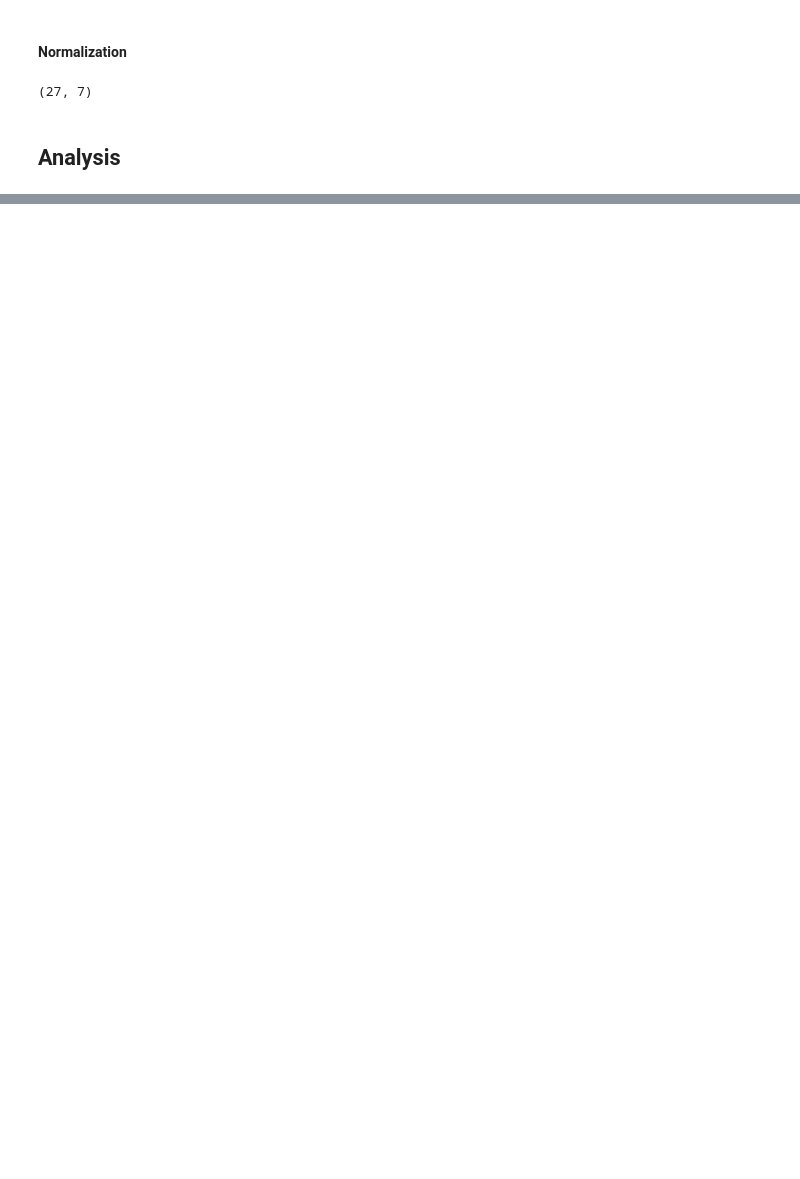
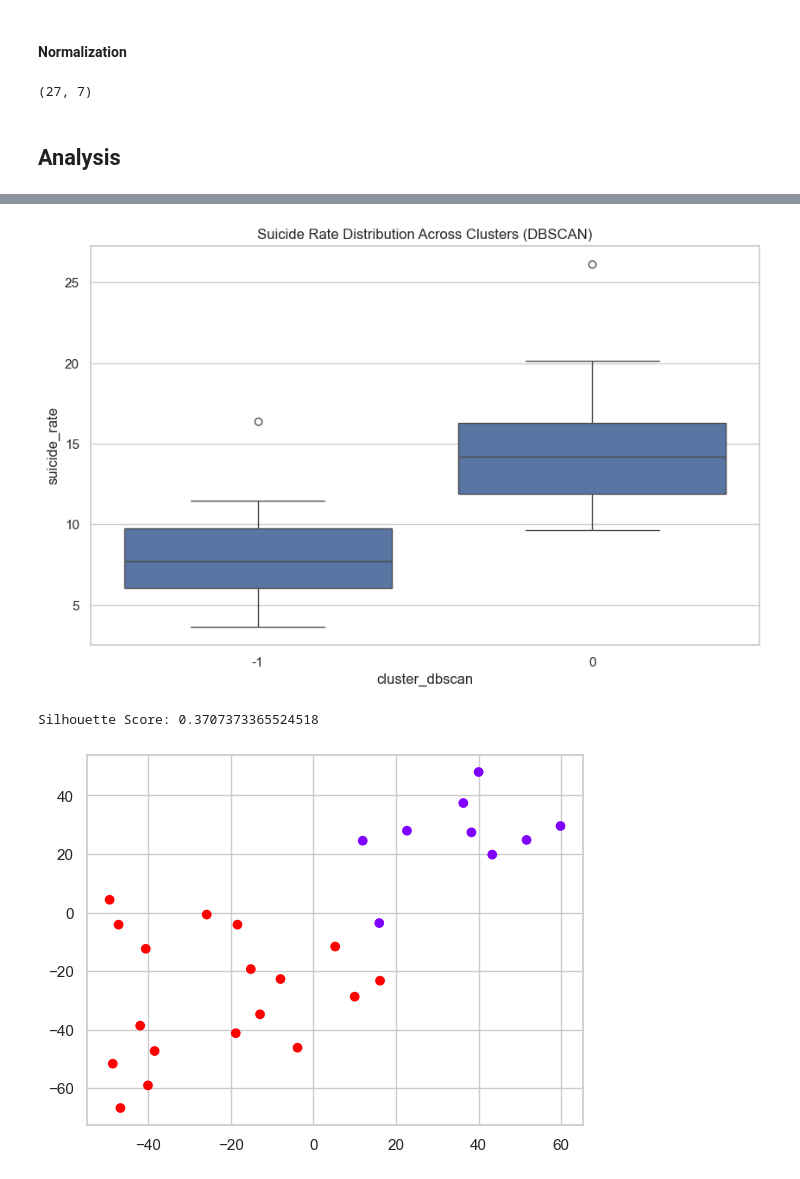
Before and after one commit to olofjardfelt/Project-Data-Mining-I, a Jupyter notebook: data_processing.ipynb, the cells around one changed output, grey strips where cells are left out. Drawn from its saved outputs; the diff is of its cells as text; code cells hidden in the pictures; blank space fills up the shorter version.

```diff
--- a/data_processing.ipynb
+++ b/data_processing.ipynb
@@ -445,0 +541,36 @@ plt.show()
+# %%
+dbscan = DBSCAN(eps=2, min_samples=5)
+clusters_dbscan = dbscan.fit_predict(principal_components)
+
+# Merge the labels with the clustered data
+cluster_df.insert(cluster_df.shape[1], 'cluster_dbscan', clusters_dbscan)
+
+# Analyze clusters
+sns.set(style="whitegrid")
+plt.figure(figsize=(10, 6))
+sns.boxplot(x='clusters_dbscan', y='suicide_rate', data=cluster_df)
+plt.title('Suicide Rate Distribution Across Clusters (DBSCAN)')
+plt.show()
+
+# Calculate the silhouette score
+silhouette_avg = silhouette_score(principal_components, cluster_df['cluster_dbscan'])
+print(f'Silhouette Score: {silhouette_avg}')
+
+plt.scatter(principal_components_2d[:,0], principal_components_2d[:,1], c=clusters_dbscan, cmap='rainbow')
+
+# Create custom patches for each cluster to add to the legend
+cluster_labels = np.unique(clusters_dbscan)
+colors = plt.cm.rainbow(np.linspace(0, 1, len(cluster_labels)))
+
+# Create legend patches for each cluster
+avg_suicide_rate_per_cluster = cluster_df.groupby('clusters_dbscan')['suicide_rate'].mean()
+patches = [mpatches.Patch(color=colors[i], label=f'Cluster {cluster_labels[i]}: avg suicide rate {avg_suicide_rate_per_cluster[i]:.2f}') for i in range(len(cluster_labels))]
+
+plt.legend(handles=patches)
+for i, country in enumerate(cluster_df['country']):
+    plt.text(principal_components_2d[i,0], principal_components_2d[i,1], country, fontsize=8, ha='left')
+plt.show()
+# %% [output]
+[figure, added]
+Silhouette Score: 0.3707373365524518
+[figure, added]
```
Also changed, not shown: parts of 15 cells of this notebook, 4 other files.
